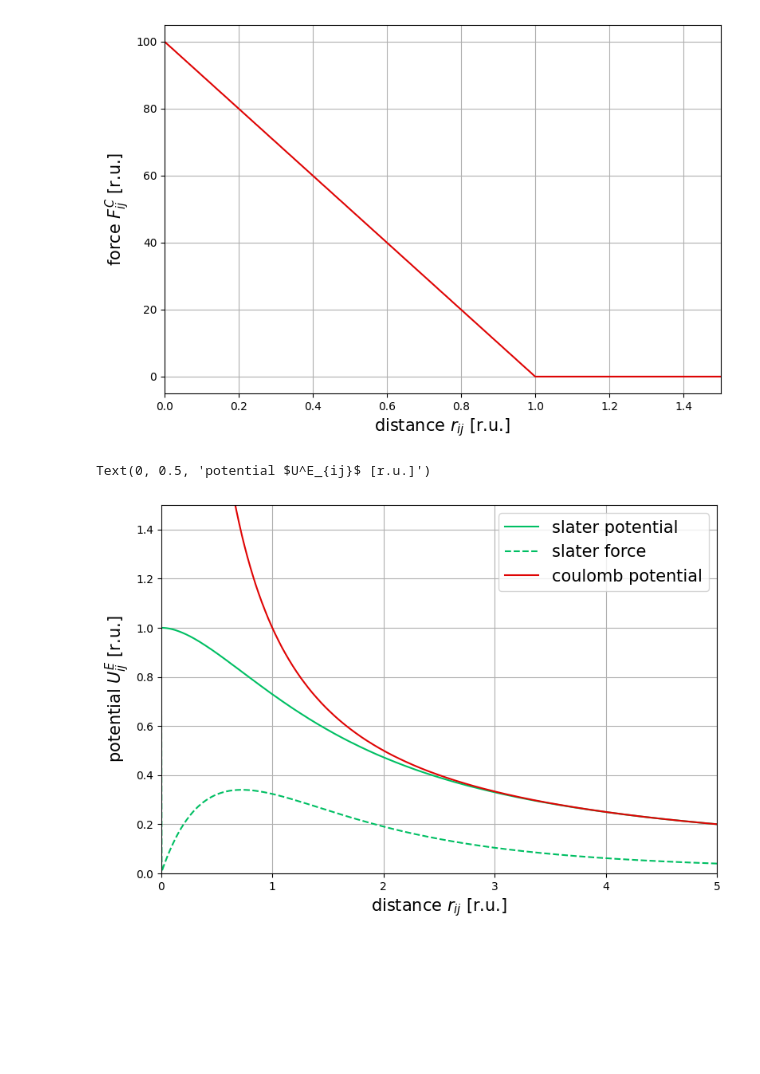
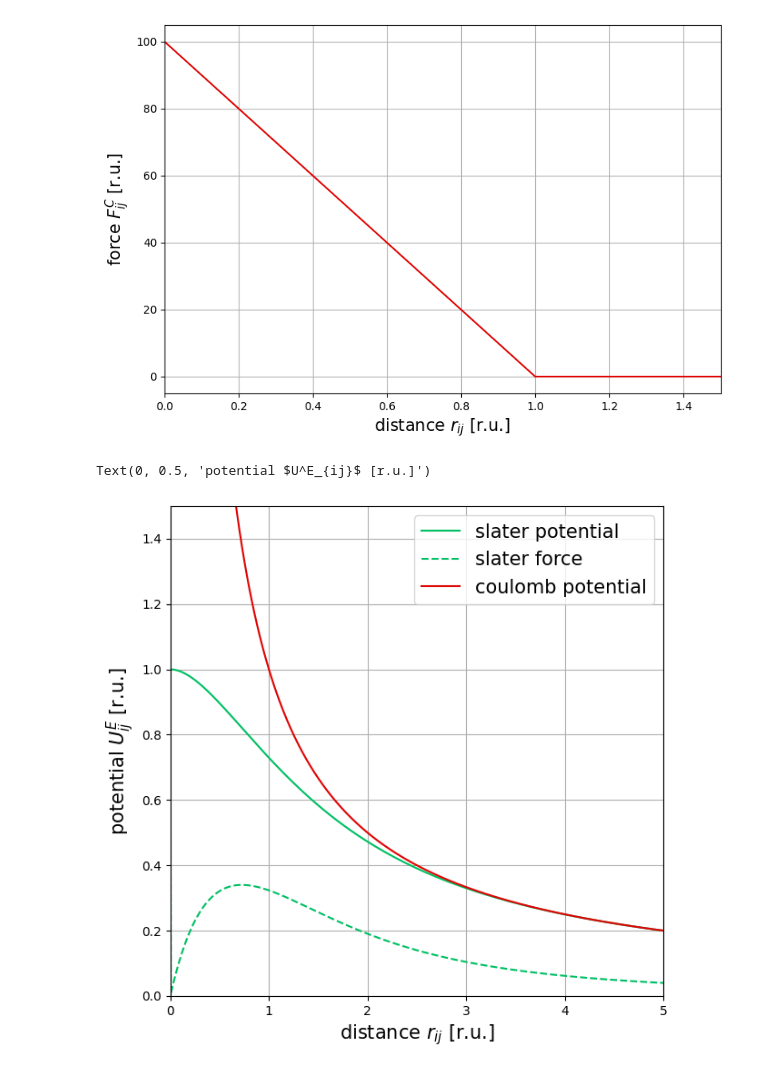
Before and after one commit to G-Scherer/dpd_simulation, a Jupyter notebook: writing/make_figures.ipynb, the cells around one changed output. Drawn from its saved outputs; the diff is of its cells as text; code cells hidden in the pictures; blank space fills up the shorter version.

```diff
--- a/writing/make_figures.ipynb
+++ b/writing/make_figures.ipynb
@@ -135,20 +141,20 @@ slater_pot, slater_force, coulomb = np.vectorize(slater_pot), np.vectorize(slate
 # %%
 r = np.linspace(1e-8, 5, num=1000)
 
-plt.figure(figsize=(9,6))
+plt.figure(figsize=(7,7))
 
 plt.plot(r, slater_pot(r), color="#00bf63", label="slater potential")
 plt.plot(r, slater_force(r), color="#00bf63", label="slater force", linestyle = "--")
 plt.plot(r, coulomb(r), color="#df0404", label="coulomb potential")
 
 plt.ylim((0,1.5))
 plt.xlim((0,5))
 
 plt.grid()
 plt.legend(fontsize=15, frameon=True)
 
 plt.xlabel(r"distance $r_{ij}$ [r.u.]", fontsize=15)
 plt.ylabel(r"potential $U^E_{ij}$ [r.u.]", fontsize=15)
 # %% [output]
 Text(0, 0.5, 'potential $U^E_{ij}$ [r.u.]')
-[figure, old version]
+[figure, new version]
```
Also changed, not shown: parts of 2 cells of this notebook, 7 other files.
